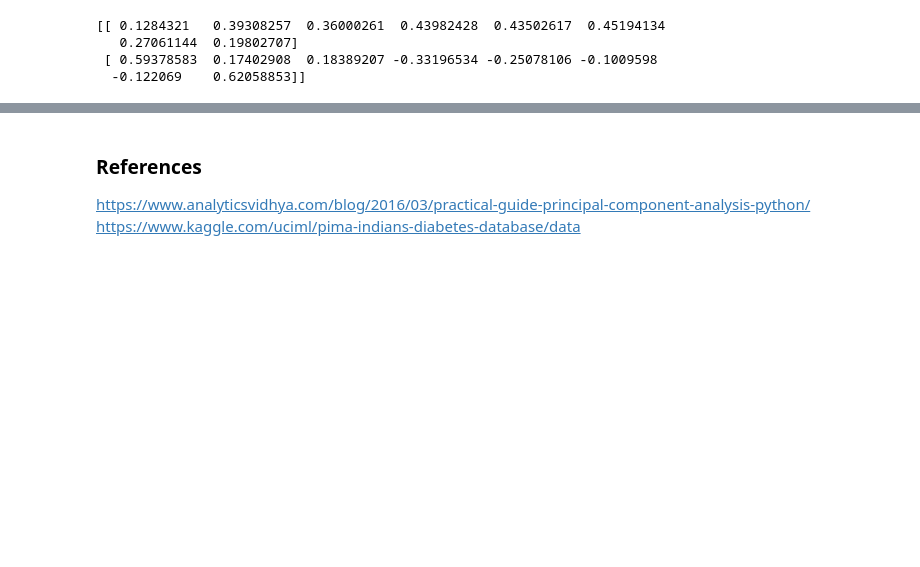
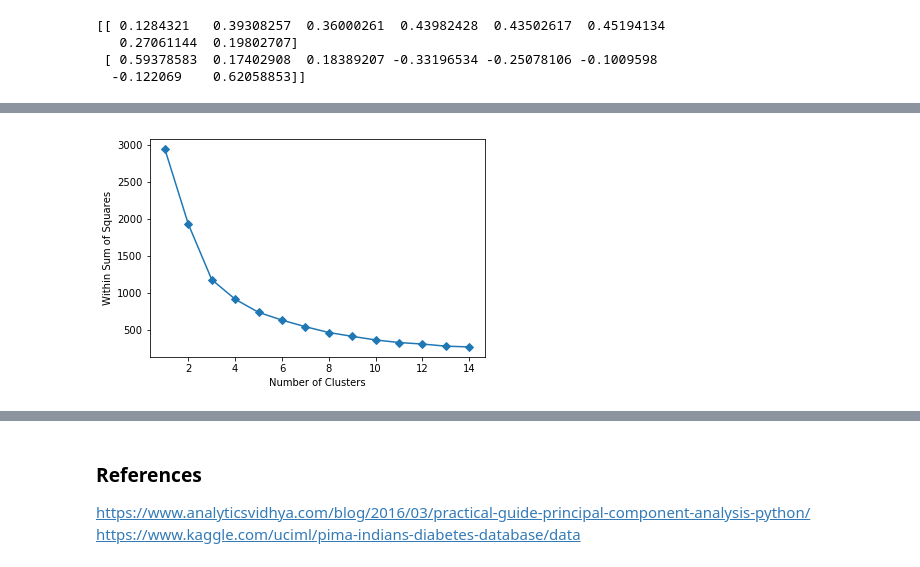
Before and after one commit to DineshVangumalli/big-data-python-class, a Jupyter notebook: Homeworks/Homework9/VANGUMALLI-HW9-dimensionalityreduction-27-Nov-2017.ipynb, the cells around one changed output, grey strips where cells are left out. Saved outputs shown, nothing was run; the diff lists cells and outputs as text; code cells hidden in the pictures; blank space fills up the shorter version.

```diff
--- a/Homeworks/Homework9/VANGUMALLI-HW9-dimensionalityreduction-27-Nov-2017.ipynb
+++ b/Homeworks/Homework9/VANGUMALLI-HW9-dimensionalityreduction-27-Nov-2017.ipynb
@@ -92,0 +122,3 @@ X_std = (X-np.mean(X,axis = 0))/np.std(X,axis = 0)
+# %%
+from sklearn.preprocessing import StandardScaler
+X_std = StandardScaler().fit_transform(X)
@@ -106,21 +145,3 @@ print(pca.components_)
    0.27061144  0.19802707]
  [ 0.59378583  0.17402908  0.18389207 -0.33196534 -0.25078106 -0.1009598
   -0.122069    0.62058853]]
-# %%
-red_x, red_y = [], []
-blue_x, blue_y = [], []
-
-for i in range(len(reduced_X)):
-    if y[i] == 0:
-        red_x.append(reduced_X[i][0])
-        red_y.append(reduced_X[i][1])
-
-    else:
-        blue_x.append(reduced_X[i][0])
-        blue_y.append(reduced_X[i][1])
-
-
-plt.figure(figsize=(10, 10))
-plt.scatter(red_x, red_y, c='r', marker='x')
-plt.scatter(blue_x, blue_y, c='b', marker='D')
-plt.show()
@@ -137,0 +161,5 @@ NameError: name 'cancer' is not defined
+# %%
+reduced_X = pd.DataFrame(reduced_X)
+reduced_X.index = reduced_X.index
+reduced_X.columns = ['PC1','PC2']
+reduced_X.head()
@@ -137,0 +197,18 @@ NameError: name 'cancer' is not defined
+# %%
+from sklearn.cluster import KMeans
+from sklearn import metrics
+%matplotlib inline
+
+wss = []
+
+for i in range(1, 15):
+    km = KMeans(n_clusters=i, init='k-means++')
+    km.fit(reduced_X)
+    wss.append(km.inertia_)
+
+plt.plot(range(1,15), wss, marker='D')
+plt.xlabel('Number of Clusters')
+plt.ylabel('Within Sum of Squares')
+plt.show()
+# %% [output]
+[figure, added]
```
Also changed, not shown: parts of 65 cells of this notebook.
